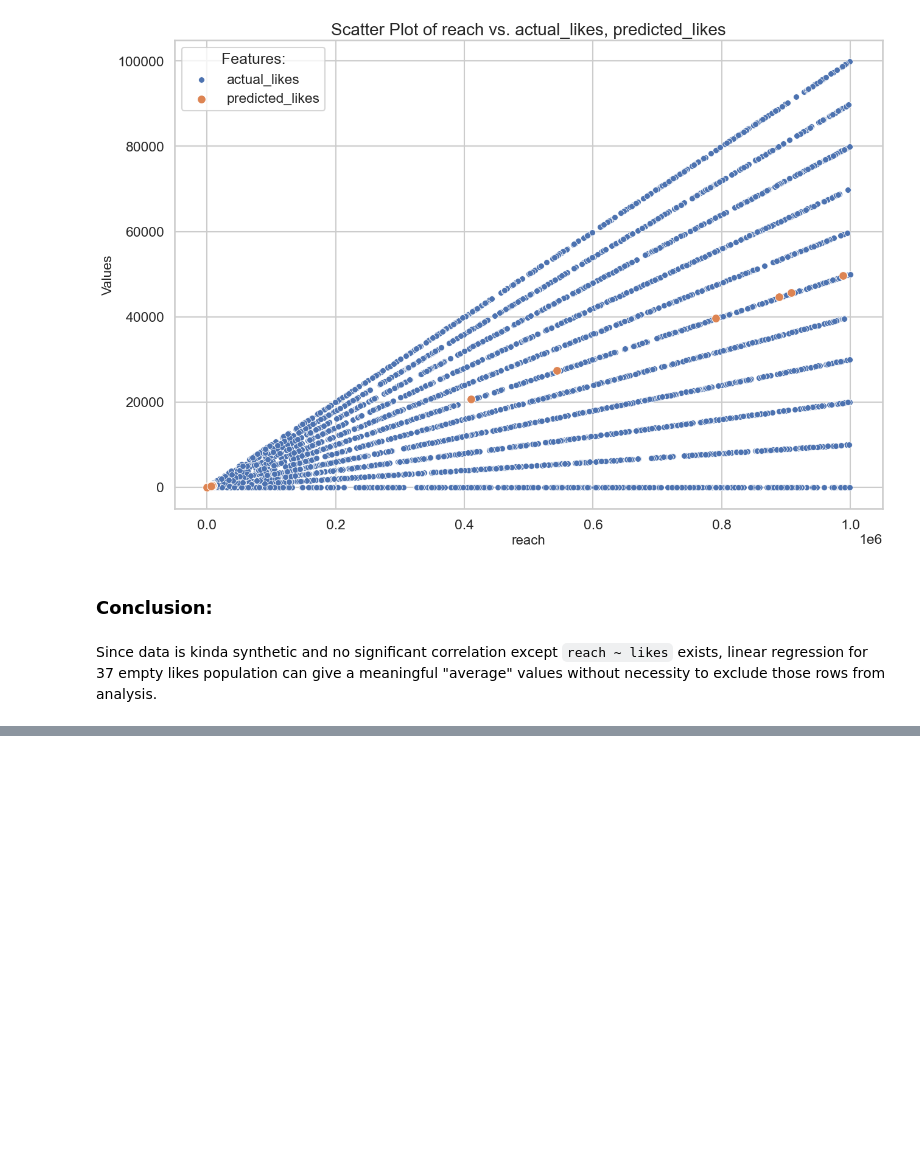
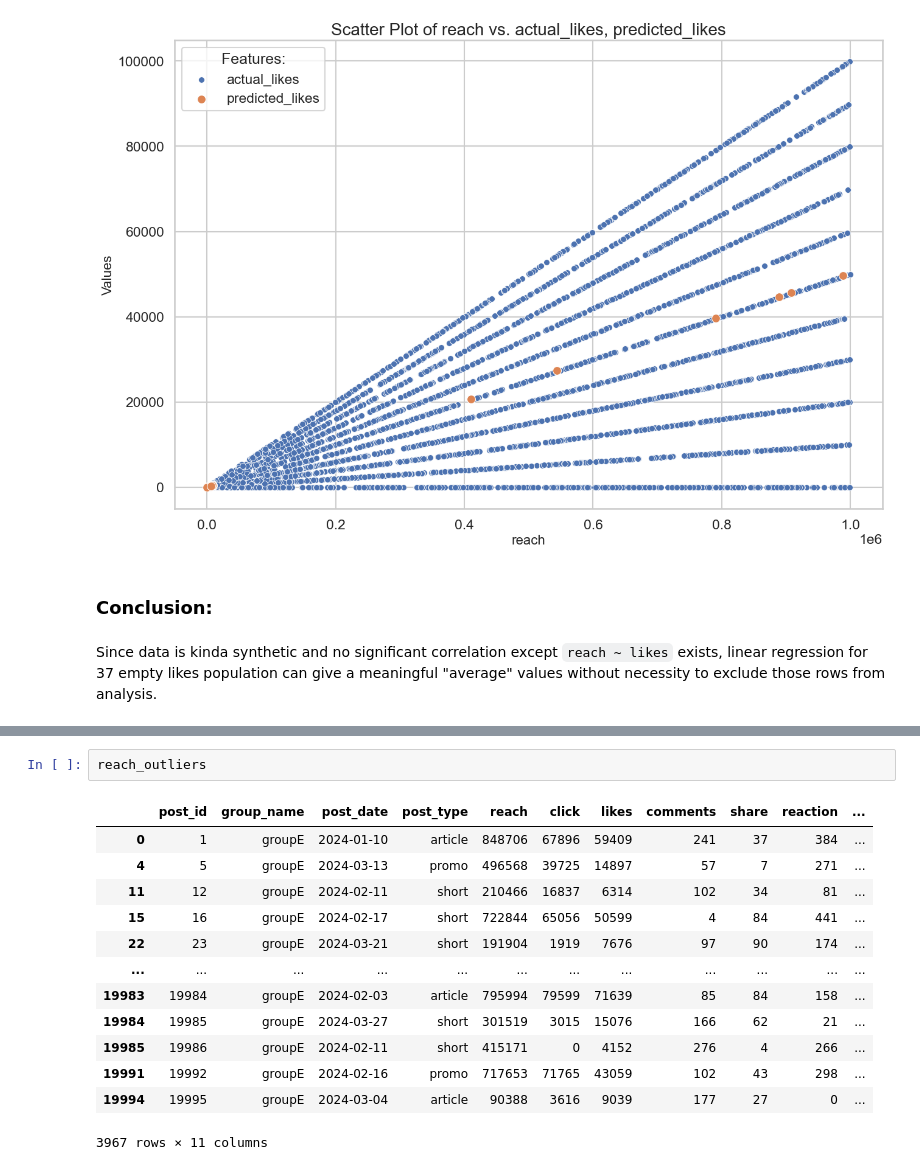
Before and after one commit to KKDD41/DA_Assignment_1, a Jupyter notebook: EDA.ipynb, the cells around one changed output, grey strips where cells are left out. Saved outputs shown, nothing was run; the diff lists cells and outputs as text; blank space fills up the shorter version.

```diff
--- a/EDA.ipynb
+++ b/EDA.ipynb
@@ -444,0 +472,16 @@ Since data is kinda synthetic and no significant correlation except `reach ~ lik
+# %%
+reach_outliers
+# %% [output]
+|  | post_id | group_name | post_date | post_type | reach | click | likes | comments | share | reaction | ... |
+| 0 | 1 | groupE | 2024-01-10 | article | 848706 | 67896 | 59409 | 241 | 37 | 384 | ... |
+| 4 | 5 | groupE | 2024-03-13 | promo | 496568 | 39725 | 14897 | 57 | 7 | 271 | ... |
+| 11 | 12 | groupE | 2024-02-11 | short | 210466 | 16837 | 6314 | 102 | 34 | 81 | ... |
+| 15 | 16 | groupE | 2024-02-17 | short | 722844 | 65056 | 50599 | 4 | 84 | 441 | ... |
+| 22 | 23 | groupE | 2024-03-21 | short | 191904 | 1919 | 7676 | 97 | 90 | 174 | ... |
+| ... | ... | ... | ... | ... | ... | ... | ... | ... | ... | ... | ... |
+| 19983 | 19984 | groupE | 2024-02-03 | article | 795994 | 79599 | 71639 | 85 | 84 | 158 | ... |
+| 19984 | 19985 | groupE | 2024-03-27 | short | 301519 | 3015 | 15076 | 166 | 62 | 21 | ... |
+| 19985 | 19986 | groupE | 2024-02-11 | short | 415171 | 0 | 4152 | 276 | 4 | 266 | ... |
+| 19991 | 19992 | groupE | 2024-02-16 | promo | 717653 | 71765 | 43059 | 102 | 43 | 298 | ... |
+| 19994 | 19995 | groupE | 2024-03-04 | article | 90388 | 3616 | 9039 | 177 | 27 | 0 | ... |
+3967 rows × 11 columns
```
Also changed, not shown: parts of 15 cells of this notebook, 1 other file.
